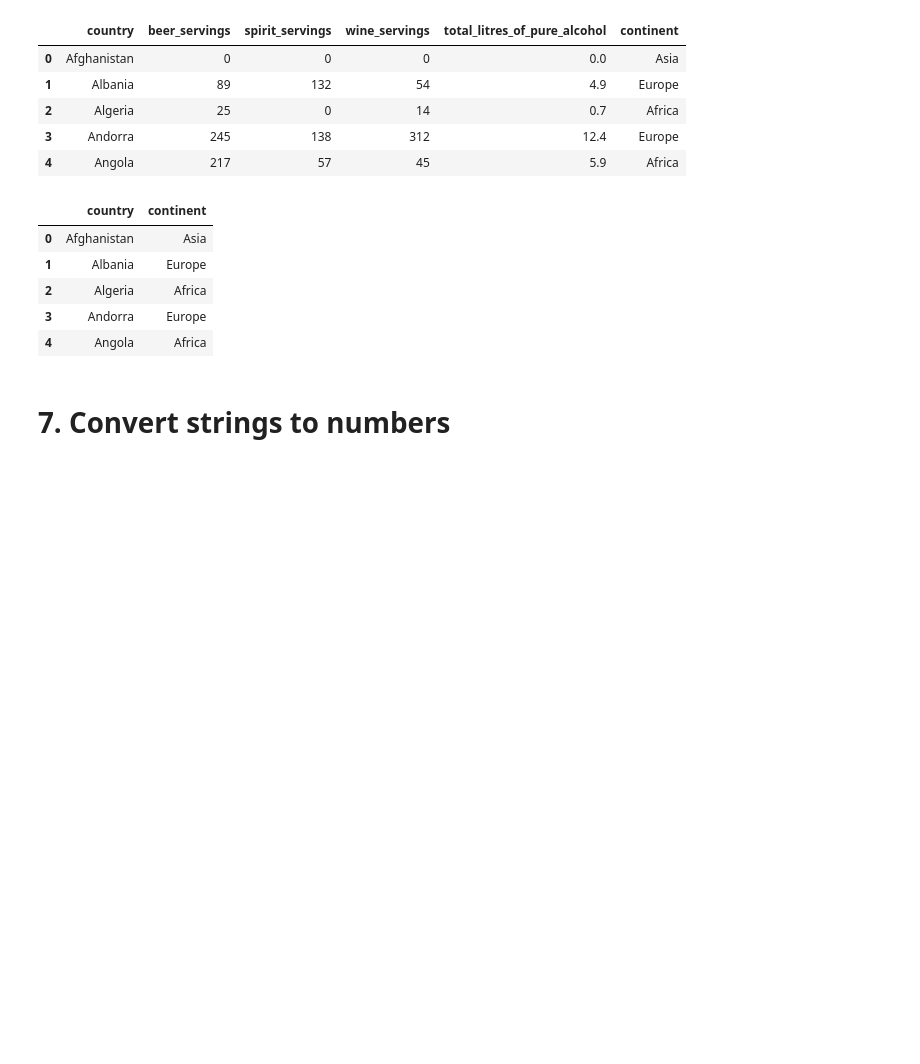
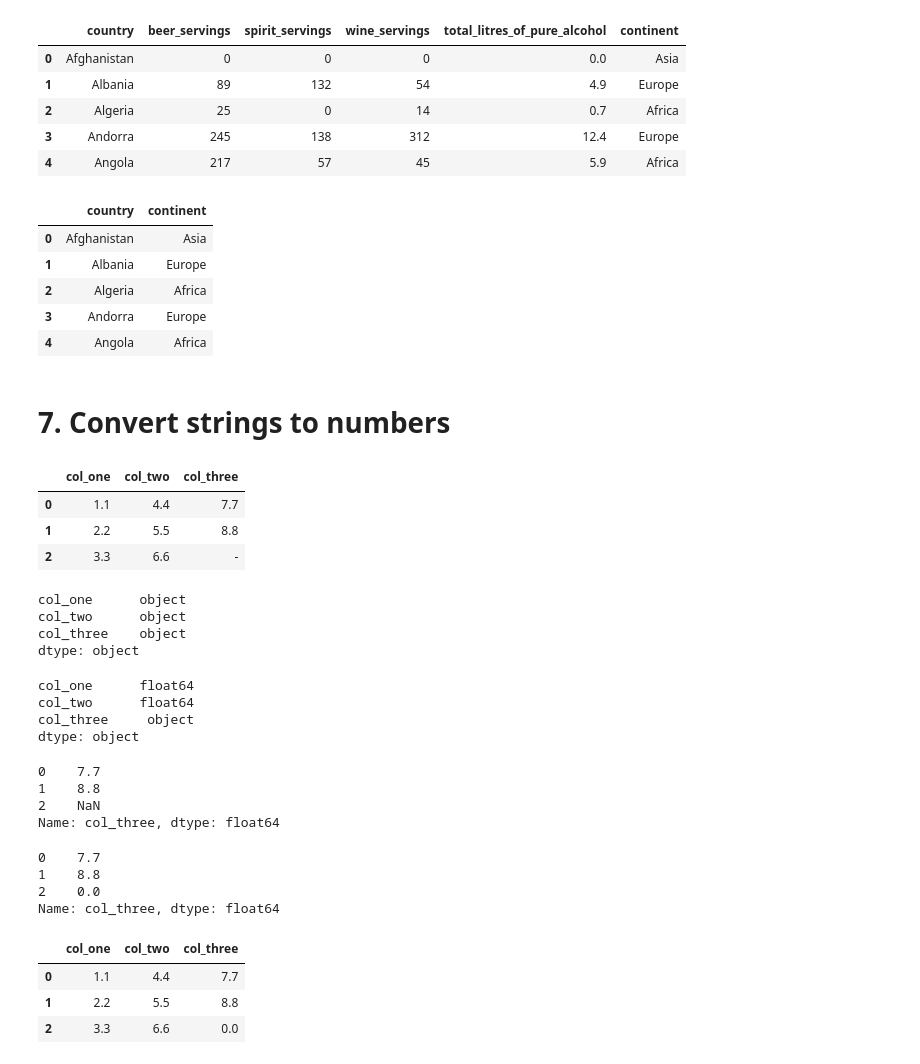
Before and after one commit to orbuluh/python, a Jupyter notebook: pandas/tips.ipynb, the cells around one changed output. Saved outputs shown, nothing was run; the diff lists cells and outputs as text; code cells hidden in the pictures; blank space fills up the shorter version.

```diff
--- a/pandas/tips.ipynb
+++ b/pandas/tips.ipynb
@@ -168,5 +168,46 @@ drinks.select_dtypes(exclude='number').head()
 # %%
 df = pd.DataFrame({'col_one':['1.1', '2.2', '3.3'],
                    'col_two':['4.4', '5.5', '6.6'],
                    'col_three':['7.7', '8.8', '-']})
-df.dtypes
+df
+# %% [output]
+|  | col_one | col_two | col_three |
+| 0 | 1.1 | 4.4 | 7.7 |
+| 1 | 2.2 | 5.5 | 8.8 |
+| 2 | 3.3 | 6.6 | - |
+# %%
+df.dtypes
+# %% [output]
+col_one      object
+col_two      object
+col_three    object
+dtype: object
+# %%
+df.astype({'col_one':'float', 'col_two':'float'}).dtypes
+# %% [output]
+col_one      float64
+col_two      float64
+col_three     object
+dtype: object
+# %%
+pd.to_numeric(df.col_three, errors='coerce')
+# %% [output]
+0    7.7
+1    8.8
+2    NaN
+Name: col_three, dtype: float64
+# %%
+pd.to_numeric(df.col_three, errors='coerce').fillna(0)
+# %% [output]
+0    7.7
+1    8.8
+2    0.0
+Name: col_three, dtype: float64
+# %%
+df = df.apply(pd.to_numeric, errors='coerce').fillna(0)
+df
+# %% [output]
+|  | col_one | col_two | col_three |
+| 0 | 1.1 | 4.4 | 7.7 |
+| 1 | 2.2 | 5.5 | 8.8 |
+| 2 | 3.3 | 6.6 | 0.0 |
```
Also changed, not shown: parts of 2 cells of this notebook, 1 other file.
